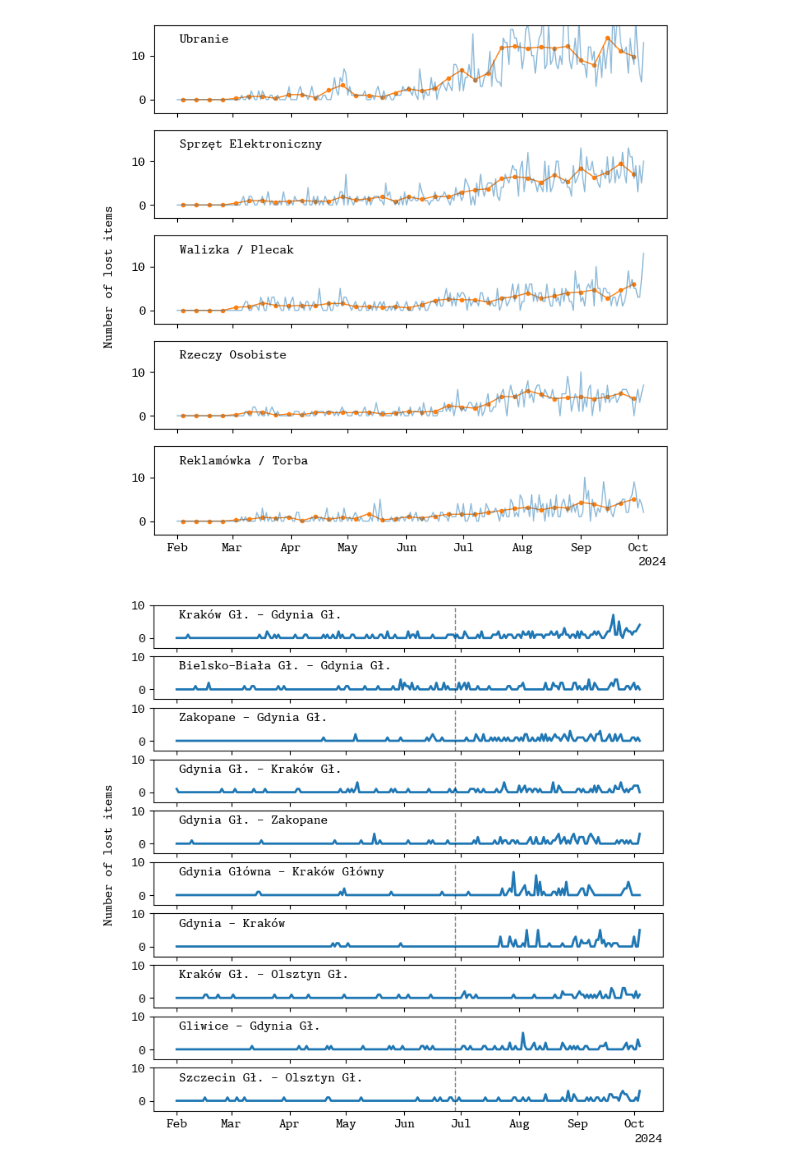
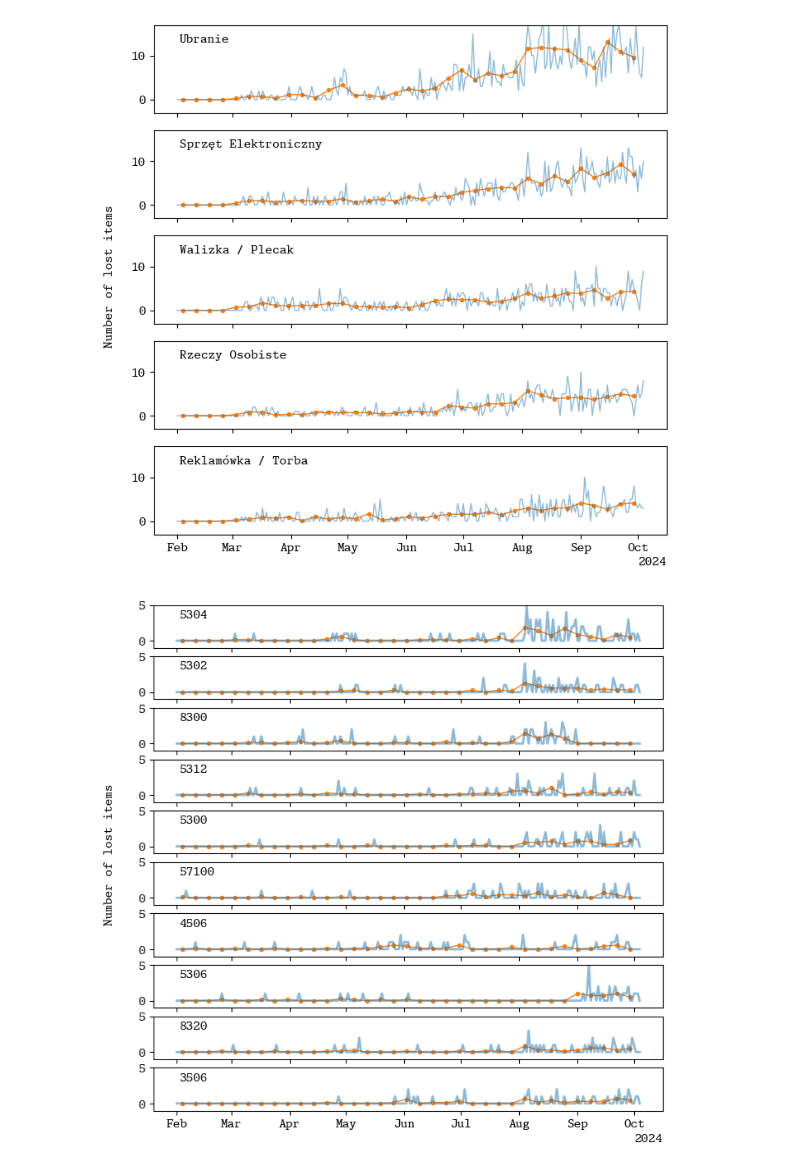
Before and after one commit to michaszko/lost-and-found-trains, a Jupyter notebook: missing.ipynb, the cells around one changed output. Drawn from its saved outputs; the diff is of its cells as text; code cells hidden in the pictures.

```diff
--- a/missing.ipynb
+++ b/missing.ipynb
@@ -59,7 +125,7 @@ plt.show()
 # %%
 # Items lost in time, with weekly average
 
-counts = df.groupby(0).count()[1]
+counts = df.groupby("Dzień Znalezienia").count()["Rodzaj Rzeczy"]
 
 date = counts.index
 val = counts.values
@@ -92,7 +158,7 @@ plt.show()
 # %%
 # Cummulative
 
-counts = df.groupby(0).count()[1]
+counts = df.groupby("Dzień Znalezienia").count()["Rodzaj Rzeczy"]
 
 date = counts.index
 val = counts.values
@@ -153,9 +219,9 @@ N = 5
 fig, axes = plt.subplots(N,1, sharex=True, figsize=(8,8))
 
 for i in range(N):
-    city = df[3].value_counts().index[i]
+    city = df["Stacja Znalezienia"].value_counts().index[i]
 
-    dane = df[df[3]==city][0].value_counts()
+    dane = df[df["Stacja Znalezienia"]==city]["Dzień Znalezienia"].value_counts()
 
     dane = fill_with_zero(dane)
 
@@ -195,9 +261,9 @@ N = 5
 fig, axes = plt.subplots(N,1, sharex=True, figsize=(8,8))
 
 for i in range(N):
-    item = df[4].value_counts().index[i]
+    item = df["Rodzaj Rzeczy"].value_counts().index[i]
 
-    dane = df[df[4]==item][0].value_counts()
+    dane = df[df["Rodzaj Rzeczy"]==item]["Dzień Znalezienia"].value_counts()
 
     dane = fill_with_zero(dane)
 
@@ -227,42 +293,51 @@ fig.text(0.05, 0.5, 'Number of lost items', va='center', rotation='vertical')
 
 plt.savefig("./img/items.svg", bbox_inches='tight', transparent=True, pad_inches=0)
 # %% [output]
-[figure, old version]
+[figure, new version]
 # %%
 # Top N routes with lost items and the distribution in time
 
 N = 10
 
 fig, axes = plt.subplots(N,1, sharex=True, figsize=(8,8))
 
 for i in range(N):
-    route = df[2].value_counts().index[i]
+    route = df["Numer Pociągu"].value_counts().index[i]
 
-    dane = df[df[2]==route][0].value_counts()
+    dane = df[df["Numer Pociągu"]==route]["Dzień Znalezienia"].value_counts()
 
     dane = fill_with_zero(dane)
 
     idx = dane.index.argsort()
 
     date = dane.index[idx]
     val = dane.values[idx]
 
-    axes[i].plot(date, val, lw=2, marker="")
+    # get the weekly average
+    weeks = []
 
-    axes[i].set_ylim(-3, 10)
+    for j in range(3, len(val), 7):
+        weeks.append(val[j:j+7].mean())
+
+    axes[i].plot(date[3::7], weeks, lw=1, marker=".", c="tab:orange", ms=6)
+
+
+    axes[i].plot(date, val, lw=2, marker="", alpha=0.5)
+
+    axes[i].set_ylim(-1, 5)
 
     axes[i].annotate(route, xy=(0.05,0.7), xycoords='axes fraction')
 
     axes[i].xaxis.set_major_formatter(
         mdates.ConciseDateFormatter(ax.xaxis.get_major_locator()))
 
-    axes[i].axvline(pd.to_datetime('2024-6-28'), lw=1, c="black", ls="--", alpha=0.5)
+    # axes[i].axvline(pd.to_datetime('2024-6-28'), lw=1, c="black", ls="--", alpha=0.5)
 
 fig.text(0.05, 0.5, 'Number of lost items', va='center', rotation='vertical')
 
 plt.savefig("./img/routes.svg", bbox_inches='tight', transparent=True, pad_inches=0)
 # %% [output]
-[figure, old version]
+[figure, new version]
 # %%
 # Look for correlation between items and cities
 
```
Also changed, not shown: parts of 13 cells of this notebook, 2 other files.
